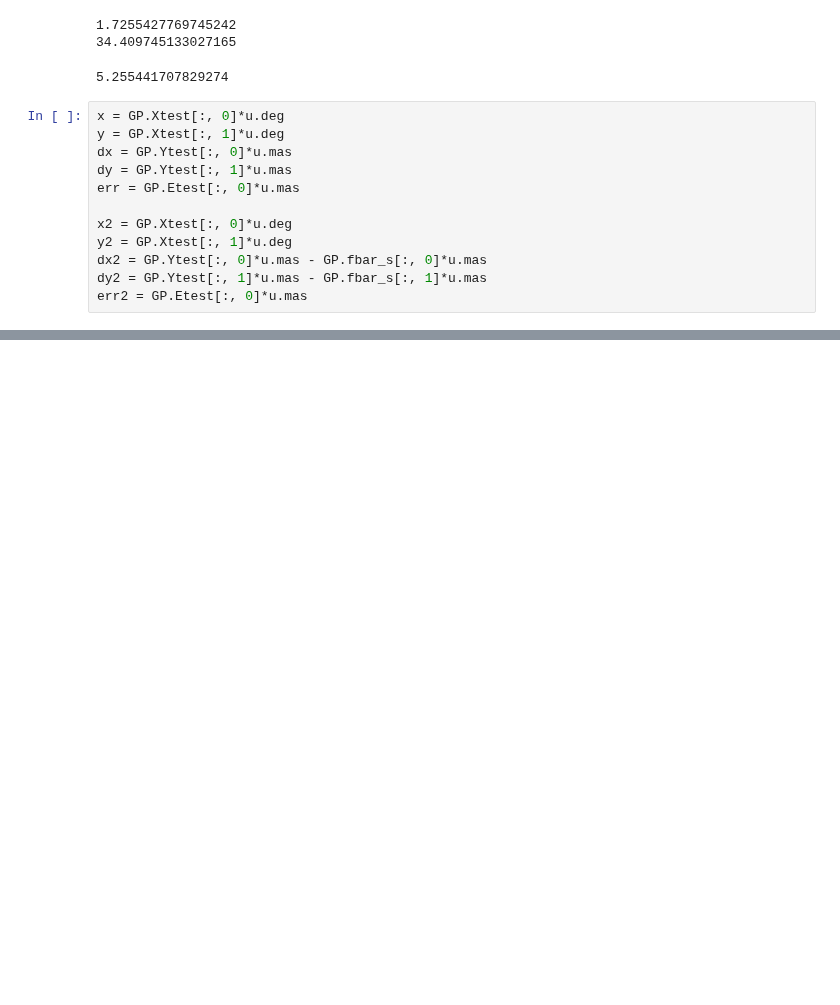
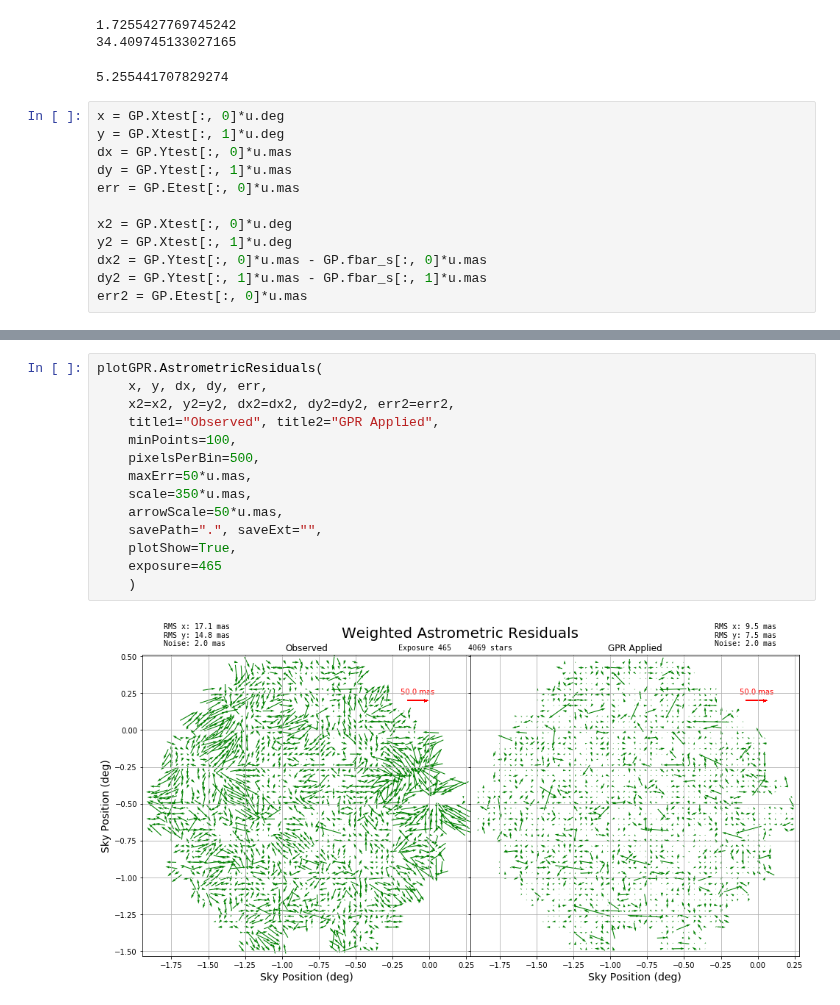
Before and after one commit to FoxFortino/DESworkspace, a Jupyter notebook: vK2KGPR_Basic_checkParams.ipynb, the cells around one changed output, grey strips where cells are left out. Cells and saved outputs as stored; diff of their text form; blank space fills up the shorter version.

```diff
--- a/vK2KGPR_Basic_checkParams.ipynb
+++ b/vK2KGPR_Basic_checkParams.ipynb
@@ -174,0 +136,16 @@ Mean Ratio          9.167     0.719
+# %%
+plotGPR.AstrometricResiduals(
+    x, y, dx, dy, err,
+    x2=x2, y2=y2, dx2=dx2, dy2=dy2, err2=err2,
+    title1="Observed", title2="GPR Applied",
+    minPoints=100,
+    pixelsPerBin=500,
+    maxErr=50*u.mas,
+    scale=350*u.mas,
+    arrowScale=50*u.mas,
+    savePath=".", saveExt="",
+    plotShow=True,
+    exposure=465
+    )
+# %% [output]
+[figure, added]
```
Also changed, not shown: parts of 4 cells of this notebook, 2 other files.
